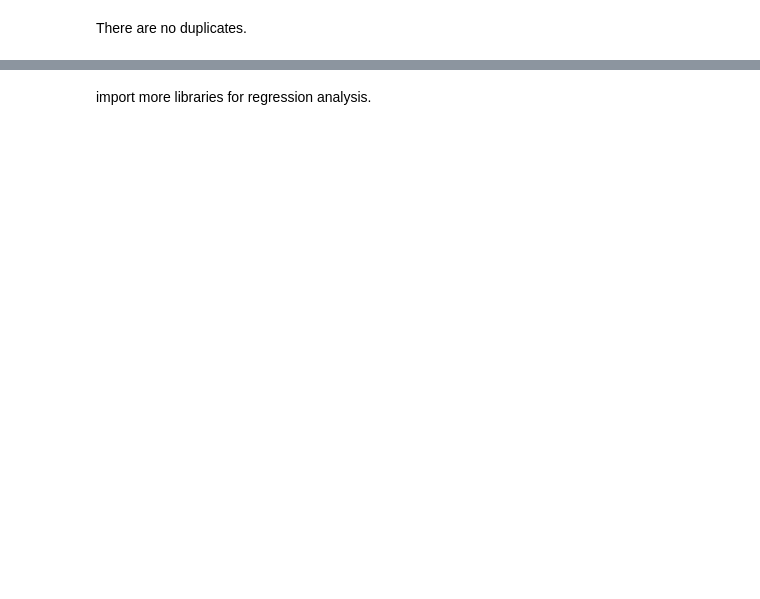
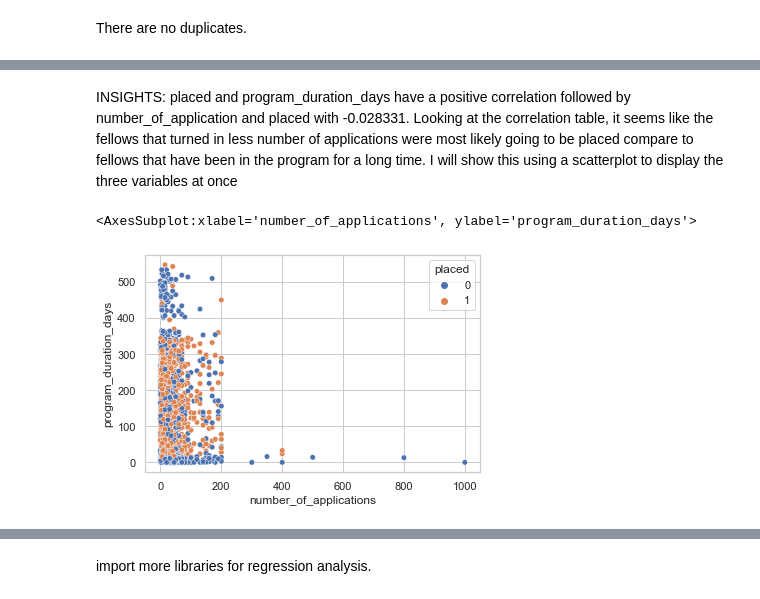
Before and after one commit to samokoye/Machine-Learning, a Jupyter notebook: Pathrise Business Analysis/Data Analysis for Pathrise Company.ipynb, the cells around one changed output, grey strips where cells are left out. Saved outputs shown, nothing was run; the diff lists cells and outputs as text; code cells hidden in the pictures; blank space fills up the shorter version.

```diff
--- a/Pathrise Business Analysis/Data Analysis for Pathrise Company.ipynb
+++ b/Pathrise Business Analysis/Data Analysis for Pathrise Company.ipynb
@@ -128,3 +126,4 @@ miss_value.sort_values(by=['%'],ascending=False)
 # %%
 #Dropping the gender column
-df.drop(['gender'], axis=1)
+df=df.drop(['gender'], axis=1)
+df=df.drop(['id'], axis=1) #droping the id since it's pretty much row numbering
@@ -145,3 +130,6 @@ df.drop(['gender'], axis=1)
+# %%
+#I will drop rows with missing least values
+df.dropna(subset = ['biggest_challenge_in_search','cohort_tag', 'race'], inplace = True)
 # %%
 # Exploring Categorical Features of the dataset
 # %% [markdown]
@@ -167,0 +165,8 @@ There are no duplicates.
+# %% [markdown]
+INSIGHTS:
+placed and program_duration_days have a positive correlation followed by number_of_application and placed with -0.028331. Looking at the correlation table, it seems like the fellows that turned in less number of applications were most likely going to be placed compare to fellows that have been in the program for a long time. I will show this using a scatterplot to display the three variables at once
+# %%
+sns.scatterplot(data=df, y="program_duration_days", x="number_of_applications", hue="placed", s= 30, color=".2")
+# %% [output]
+<AxesSubplot:xlabel='number_of_applications', ylabel='program_duration_days'>
+[figure, added]
```
Also changed, not shown: parts of 37 cells of this notebook.
